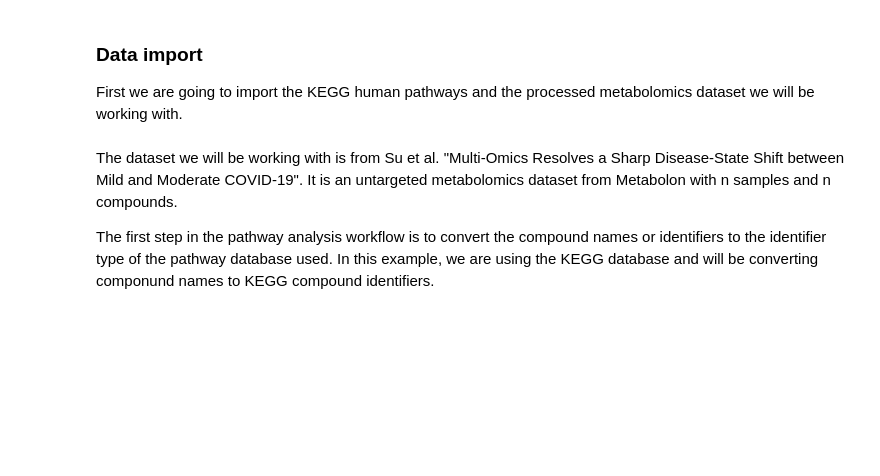
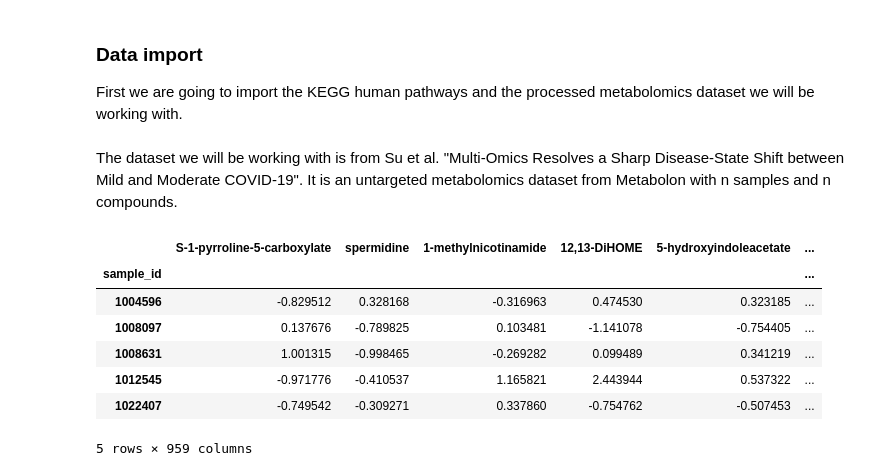
Before and after one commit to cwieder/met-pathway-tutorial, a Jupyter notebook: Intro_to_data_analysis_pathway_tutorial.ipynb, the cells around one changed output. Drawn from its saved outputs; the diff is of its cells as text; code cells hidden in the pictures; blank space fills up the shorter version.

```diff
--- a/Intro_to_data_analysis_pathway_tutorial.ipynb
+++ b/Intro_to_data_analysis_pathway_tutorial.ipynb
@@ -14,4 +20,14 @@ covid_data = pd.read_csv("Su_COVID_metabolomics_processed.csv", index_col=0)
 # %% [markdown]
 The dataset we will be working with is from Su et al. "Multi-Omics Resolves a Sharp Disease-State Shift between Mild and Moderate COVID-19". It is an untargeted metabolomics dataset from Metabolon with n samples and n compounds.
-
-The first step in the pathway analysis workflow is to convert the compound names or identifiers to the identifier type of the pathway database used. In this example, we are using the KEGG database and will be converting componund names to KEGG compound identifiers.
+# %%
+# Inspect the processed data abundance matrix
+covid_data.head()
+# %% [output]
+|  | S-1-pyrroline-5-carboxylate | spermidine | 1-methylnicotinamide | 12,13-DiHOME | 5-hydroxyindoleacetate | ... |
+| sample_id |  |  |  |  |  | ... |
+| 1004596 | -0.829512 | 0.328168 | -0.316963 | 0.474530 | 0.323185 | ... |
+| 1008097 | 0.137676 | -0.789825 | 0.103481 | -1.141078 | -0.754405 | ... |
+| 1008631 | 1.001315 | -0.998465 | -0.269282 | 0.099489 | 0.341219 | ... |
+| 1012545 | -0.971776 | -0.410537 | 1.165821 | 2.443944 | 0.537322 | ... |
+| 1022407 | -0.749542 | -0.309271 | 0.337860 | -0.754762 | -0.507453 | ... |
+5 rows × 959 columns
```
Also changed, not shown: parts of 19 cells of this notebook.
